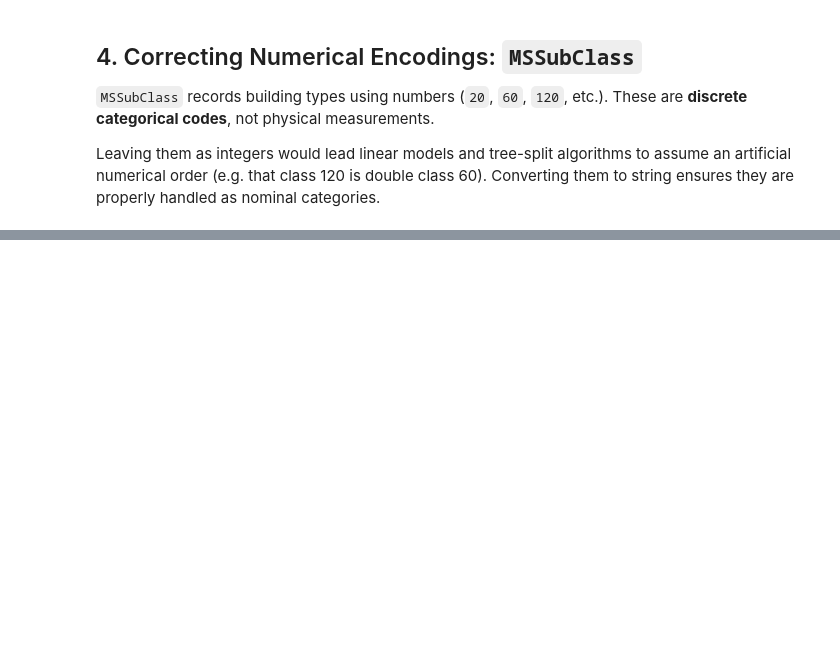
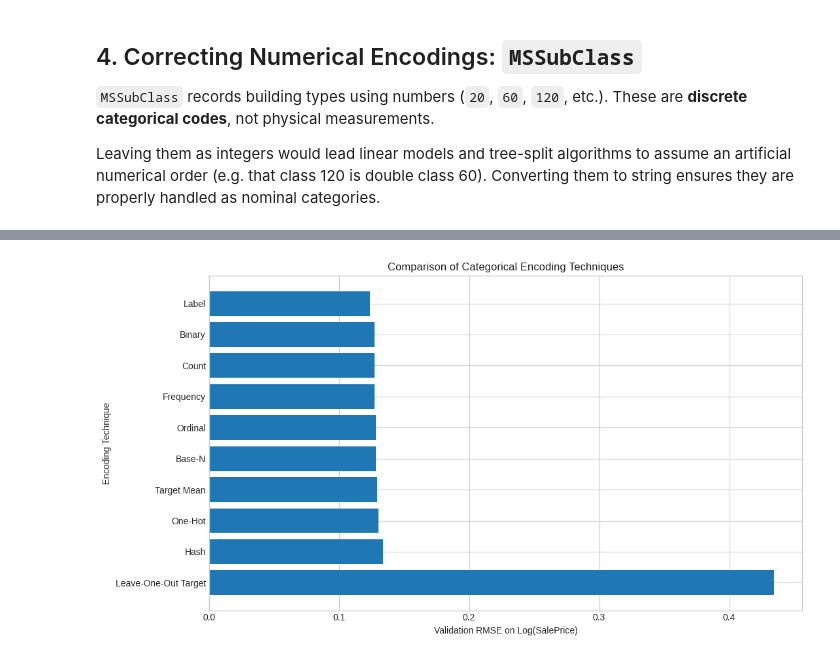
Before and after one commit to lavignenancy/House-Pricing-Gradient-Boosting-Encoding, a Jupyter notebook: house_prices.ipynb, the cells around one changed output, grey strips where cells are left out. Drawn from its saved outputs; the diff is of its cells as text; code cells hidden in the pictures; blank space fills up the shorter version.

```diff
--- a/house_prices.ipynb
+++ b/house_prices.ipynb
@@ -247,0 +831,26 @@ Submission file successfully saved as 'submission.csv'!
+# %%
+encoding_datasets = {
+    'One-Hot': (X_train_onehot, X_val_onehot, X_test_onehot),
+    'Ordinal': (X_train_ordinal, X_val_ordinal, X_test_ordinal),
+    'Label': (X_train_label, X_val_label, X_test_label),
+    'Frequency': (X_train_frequency, X_val_frequency, X_test_frequency),
+    'Count': (X_train_count, X_val_count, X_test_count),
+    'Binary': (X_train_binary, X_val_binary, X_test_binary),
+    'Target Mean': (X_train_target, X_val_target, X_test_target),
+    'Hash': (X_train_hash, X_val_hash, X_test_hash),
+    'Base-N': (X_train_base3, X_val_base3, X_test_base3),
+    'Leave-One-Out Target': (X_train_loo, X_val_loo, X_test_loo)
+}
+
+encoding_summary = pd.DataFrame([
+    {
+        'Encoding': name,
+        'Training Features': train_part.shape[1],
+        'Validation Features': val_part.shape[1],
+        'Test Features': test_part.shape[1],
+        'Missing Values': int(train_part.isnull().sum().sum())
+    }
+    for name, (train_part, val_part, test_part) in encoding_datasets.items()
+])
+
+encoding_summary
@@ -247,0 +928,14 @@ Submission file successfully saved as 'submission.csv'!
+# %%
+plt.figure(figsize=(11, 6))
+plt.barh(
+    encoding_results['Encoding'],
+    encoding_results['Validation_RMSE_Log']
+)
+plt.gca().invert_yaxis()
+plt.xlabel('Validation RMSE on Log(SalePrice)')
+plt.ylabel('Encoding Technique')
+plt.title('Comparison of Categorical Encoding Techniques')
+plt.tight_layout()
+plt.show()
+# %% [output]
+[figure, added]
```
Also changed, not shown: parts of 48 cells of this notebook, 2 other files.
